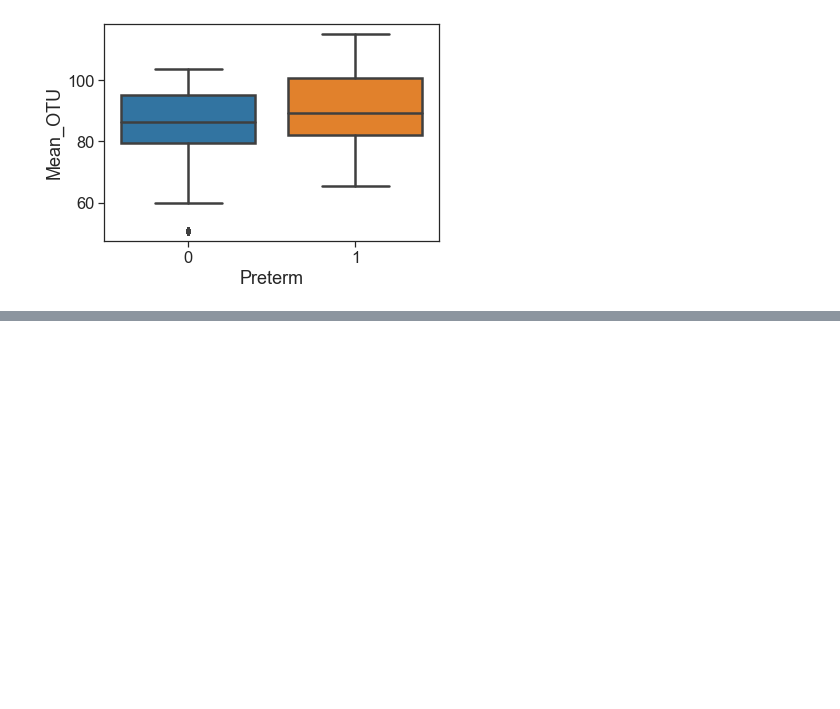
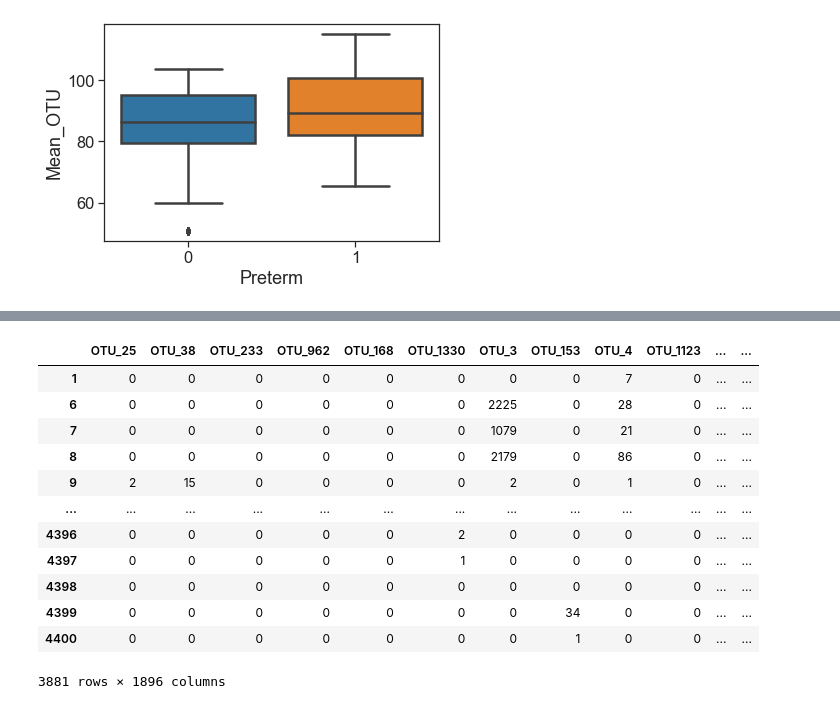
Before and after one commit to annabelng/microbiome, a Jupyter notebook: Preprocessing.ipynb, the cells around one changed output, grey strips where cells are left out. Cells and saved outputs as stored; diff of their text form; code cells hidden in the pictures; blank space fills up the shorter version.

```diff
--- a/Preprocessing.ipynb
+++ b/Preprocessing.ipynb
@@ -466,0 +487,16 @@ fulldata['Mean_OTU'] = fulldata.apply(average_OTU,axis=1)
+# %%
+fulldata[OTU_cols].astype(int)
+# %% [output]
+|  | OTU_25 | OTU_38 | OTU_233 | OTU_962 | OTU_168 | OTU_1330 | OTU_3 | OTU_153 | OTU_4 | OTU_1123 | ... | ... |
+| 1 | 0 | 0 | 0 | 0 | 0 | 0 | 0 | 0 | 7 | 0 | ... | ... |
+| 6 | 0 | 0 | 0 | 0 | 0 | 0 | 2225 | 0 | 28 | 0 | ... | ... |
+| 7 | 0 | 0 | 0 | 0 | 0 | 0 | 1079 | 0 | 21 | 0 | ... | ... |
+| 8 | 0 | 0 | 0 | 0 | 0 | 0 | 2179 | 0 | 86 | 0 | ... | ... |
+| 9 | 2 | 15 | 0 | 0 | 0 | 0 | 2 | 0 | 1 | 0 | ... | ... |
+| ... | ... | ... | ... | ... | ... | ... | ... | ... | ... | ... | ... | ... |
+| 4396 | 0 | 0 | 0 | 0 | 0 | 2 | 0 | 0 | 0 | 0 | ... | ... |
+| 4397 | 0 | 0 | 0 | 0 | 0 | 1 | 0 | 0 | 0 | 0 | ... | ... |
+| 4398 | 0 | 0 | 0 | 0 | 0 | 0 | 0 | 0 | 0 | 0 | ... | ... |
+| 4399 | 0 | 0 | 0 | 0 | 0 | 0 | 0 | 34 | 0 | 0 | ... | ... |
+| 4400 | 0 | 0 | 0 | 0 | 0 | 0 | 0 | 1 | 0 | 0 | ... | ... |
+3881 rows × 1896 columns
```
Also changed, not shown: parts of 3 cells of this notebook, 1 other file.
